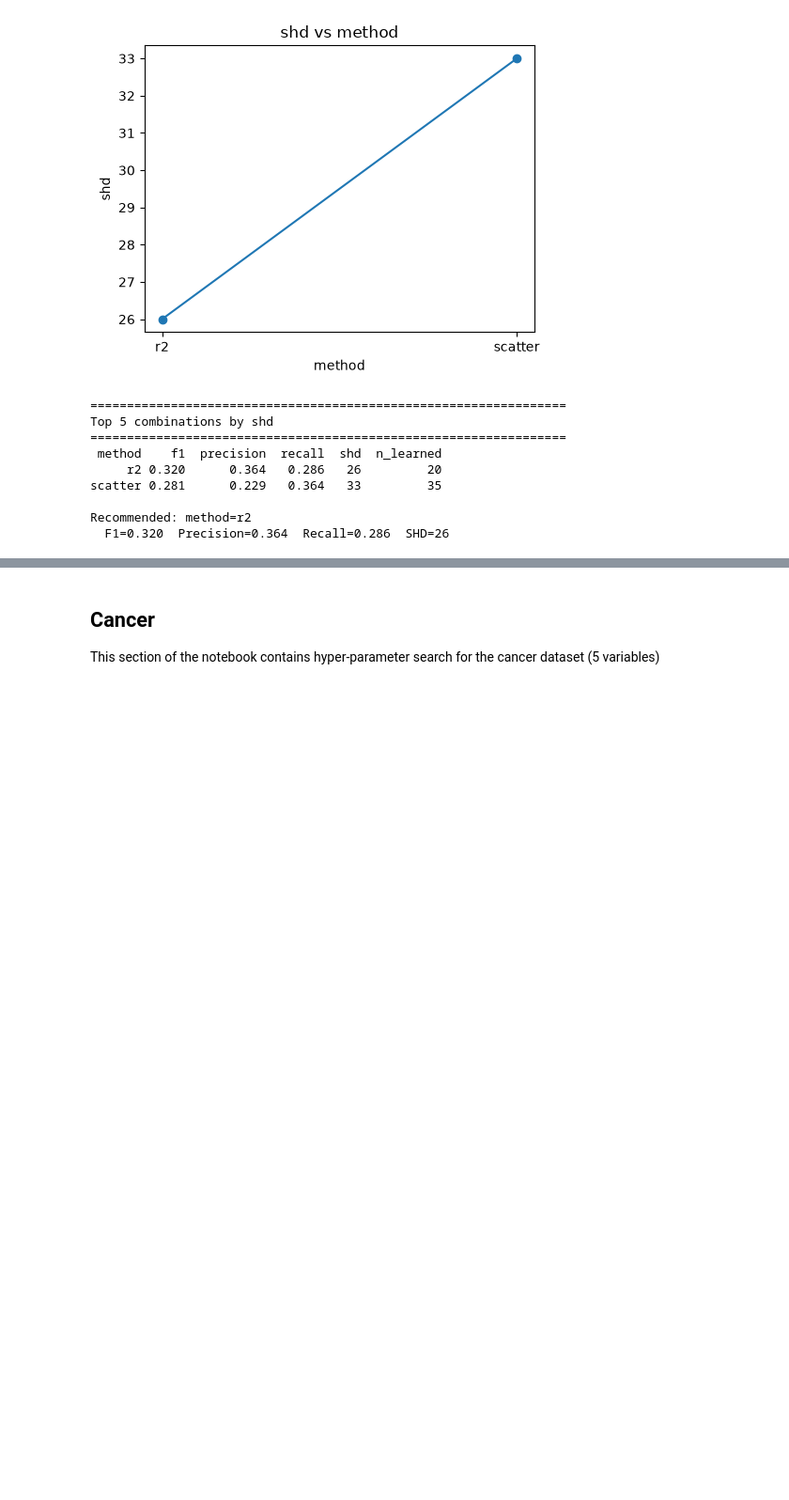
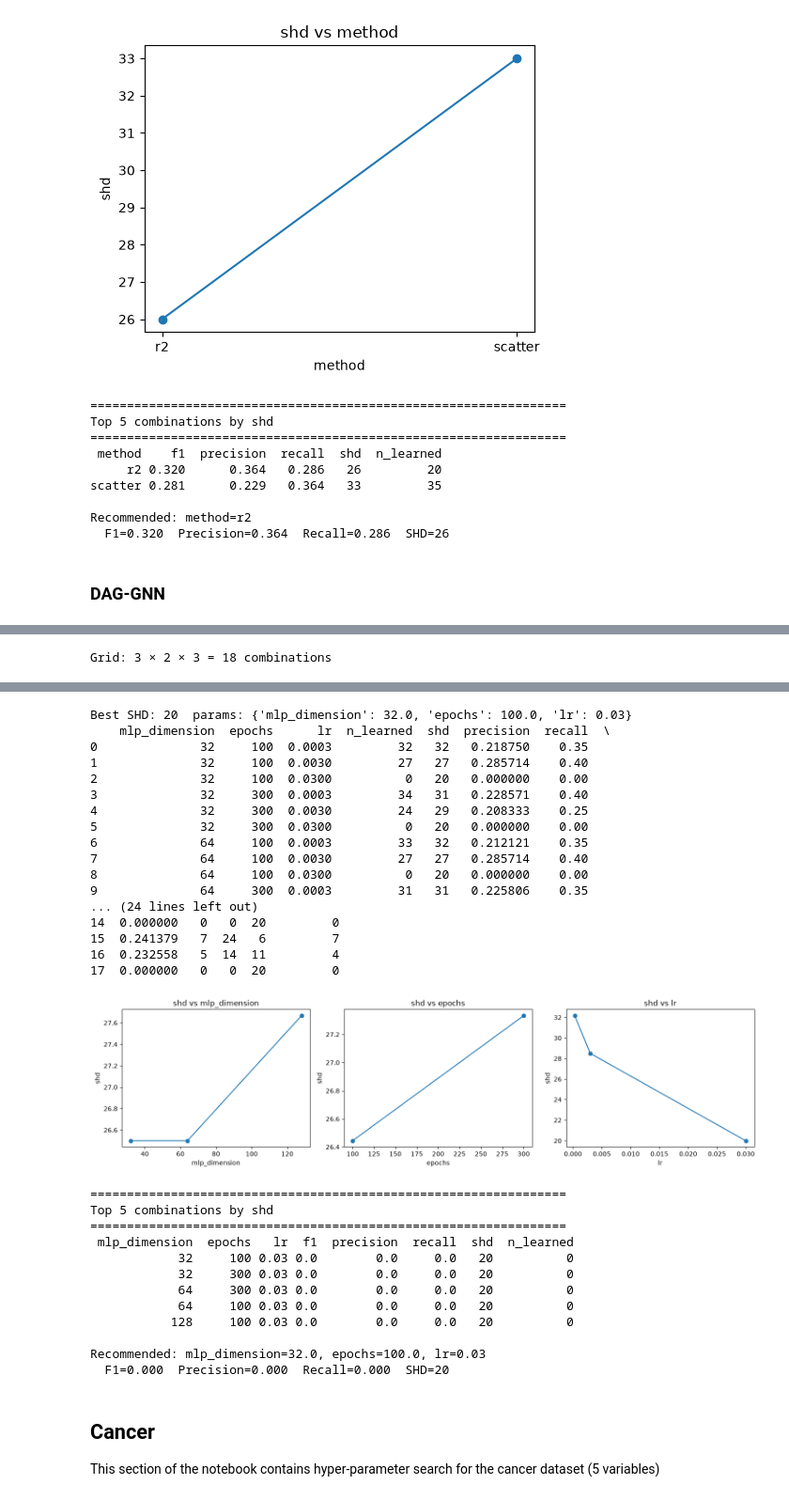
Before and after one commit to Tarekun/bayesian-continuous, a Jupyter notebook: gridsearch.ipynb, the cells around one changed output, grey strips where cells are left out. Shown at 94% size. Drawn from its saved outputs; the diff is of its cells as text; code cells hidden in the pictures; blank space fills up the shorter version.

```diff
--- a/gridsearch.ipynb
+++ b/gridsearch.ipynb
@@ -270,3 +277,13 @@ scatter 0.281      0.229   0.364   33         35
 
 Recommended: method=r2
   F1=0.320  Precision=0.364  Recall=0.286  SHD=26
+# %% [markdown]
+### DAG-GNN
+# %%
+DAGGNN_SACHS_PARAM_GRID = {
+    "mlp_dimension":  [32, 64, 128],
+    "epochs":          [100, 300],
+    "lr": [0.0003, 0.003, 0.03],
+}
+search_and_report(sachs_df, sachs_dag, DAGGNN_SACHS_PARAM_GRID, "daggnn")
+# %% [output]
@@ -272,0 +291 @@ Recommended: method=r2
+Grid: 3 × 2 × 3 = 18 combinations
@@ -273,3 +309,33 @@ Recommended: method=r2
+Best SHD: 20  params: {'mlp_dimension': 32.0, 'epochs': 100.0, 'lr': 0.03}
+    mlp_dimension  epochs      lr  n_learned  shd  precision  recall  \
+0              32     100  0.0003         32   32   0.218750    0.35
+1              32     100  0.0030         27   27   0.285714    0.40
+2              32     100  0.0300          0   20   0.000000    0.00
+3              32     300  0.0003         34   31   0.228571    0.40
+4              32     300  0.0030         24   29   0.208333    0.25
+5              32     300  0.0300          0   20   0.000000    0.00
+6              64     100  0.0003         33   32   0.212121    0.35
+7              64     100  0.0030         27   27   0.285714    0.40
+8              64     100  0.0300          0   20   0.000000    0.00
+9              64     300  0.0003         31   31   0.225806    0.35
+... (24 lines left out)
+14  0.000000   0   0  20         0
+15  0.241379   7  24   6         7
+16  0.232558   5  14  11         4
+17  0.000000   0   0  20         0
+[figure, added]
+=================================================================
+Top 5 combinations by shd
+=================================================================
+ mlp_dimension  epochs   lr  f1  precision  recall  shd  n_learned
+            32     100 0.03 0.0        0.0     0.0   20          0
+            32     300 0.03 0.0        0.0     0.0   20          0
+            64     300 0.03 0.0        0.0     0.0   20          0
+            64     100 0.03 0.0        0.0     0.0   20          0
+           128     100 0.03 0.0        0.0     0.0   20          0
+
+Recommended: mlp_dimension=32.0, epochs=100.0, lr=0.03
+  F1=0.000  Precision=0.000  Recall=0.000  SHD=20
 # %% [markdown]
 ## Cancer
 
```
Also changed, not shown: parts of 17 cells of this notebook, 2 other files.
